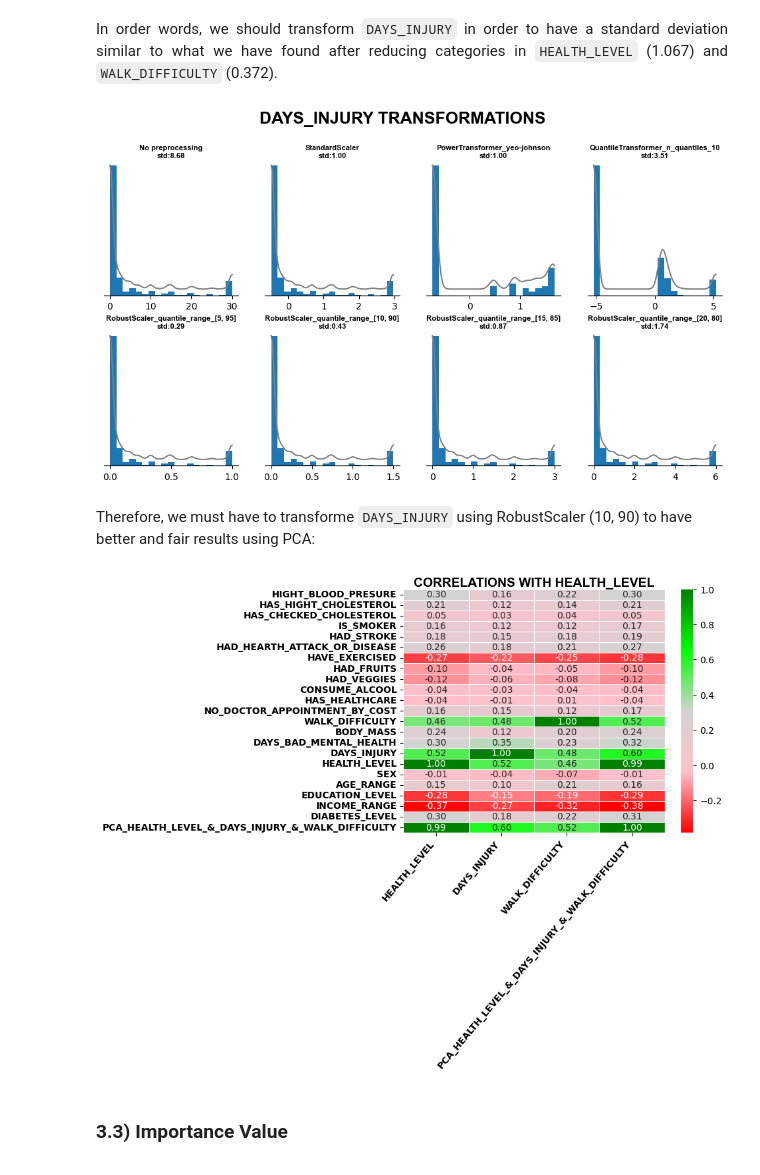
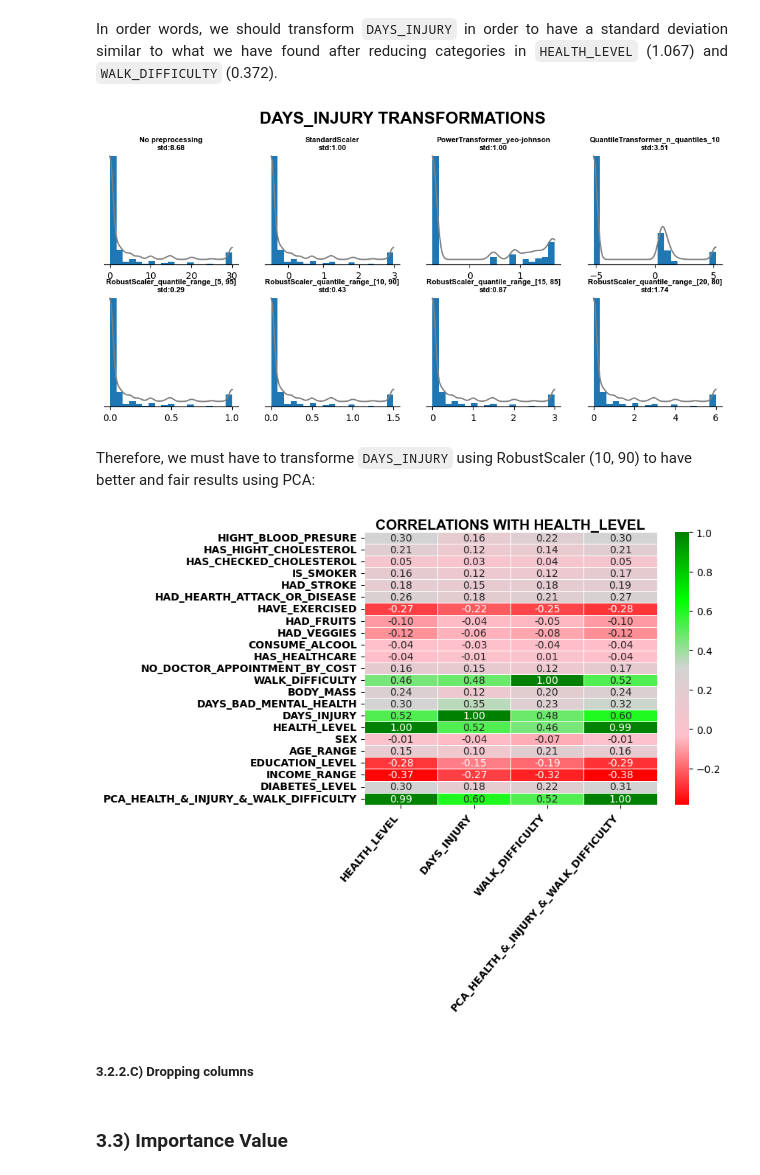
Before and after one commit to TulioInoue/diabetes_study, a Jupyter notebook: cleanning_data.ipynb, the cells around one changed output. Saved outputs shown, nothing was run; the diff lists cells and outputs as text; code cells hidden in the pictures.

```diff
--- a/cleanning_data.ipynb
+++ b/cleanning_data.ipynb
@@ -609,9 +628,10 @@ plt.show()
 # %%
 fig, axs = plt.subplot_mosaic(
     mosaic = [["WALK_DIFFICULTY", "HEALTH_LEVEL", "HEALTH_LEVEL"], ["WALK_DIFFICULTY_HEALTH_LEVEL"]*3],
-    figsize = (12, 6),
+    figsize = (15, 9),
     gridspec_kw = {
-        "hspace": .3
+        "hspace": .4,
+        "height_ratios": [1, 1.5]
     }
 )
 
@@ -653,7 +673,7 @@ plotdf = dataset.group_by(
     by = ["HEALTH_LEVEL", "WALK_DIFFICULTY"]
 ).with_columns(
     (
-        pl.col("WALK_DIFFICULTY") + "__" + pl.col("HEALTH_LEVEL")
+        pl.col("WALK_DIFFICULTY") + "_" + pl.col("HEALTH_LEVEL")
     ).alias("WALK_DIFFICULTY_HEALTH_LEVEL"),
     (
         pl.col("TOTAL")/pl.col("TOTAL").sum().over("HEALTH_LEVEL")
@@ -675,7 +695,7 @@ plots.plot_bar(
     y_label = {
         "text": "PERCENTAGE",
     },
-    colors =  ["darkgreen", "#004000", "lime", "#00A800", "yellow", "#D4D400", "orange", "#BD7A00", "red", "#910000"],
+    colors =  ["darkgreen", "darkgreen", "lime", "lime", "yellow", "yellow", "orange", "orange", "red", "red"],
     legends = plotdf["WALK_DIFFICULTY_HEALTH_LEVEL"],
     formater = "{:,.2%}",
     tooltip_align = "edge",
@@ -686,7 +706,28 @@ axs["WALK_DIFFICULTY_HEALTH_LEVEL"].tick_params(axis='x', labelrotation=90)
 
 axs["WALK_DIFFICULTY_HEALTH_LEVEL"].set_xticks(
     ticks = positions,
-    labels = plotdf["WALK_DIFFICULTY_HEALTH_LEVEL"]
+    labels = [walk_difficulty.split("_")[0] for walk_difficulty in plotdf["WALK_DIFFICULTY_HEALTH_LEVEL"]]
+)
+
+legend_info = {
+    "excelent": "darkgreen",
+    "very_good": "lime",
+    "good": "yellow",
+    "fair": "orange",
+    "poor": "red",
+}
+
+handles = [
+    mpatches.Patch(color = color, label = label)
+    for label, color in legend_info.items()
+]
+
+axs["WALK_DIFFICULTY_HEALTH_LEVEL"].legend(
+    handles = handles,
+    title = "health level",
+    bbox_to_anchor = (0.5, 1.25),
+    loc='upper center',
+    ncol = len(plotdf["HEALTH_LEVEL"].unique()),
 )
 
 plt.suptitle(
@@ -694,7 +735,7 @@ plt.suptitle(
     fontsize = 24,
     fontweight = "bold",
     fontfamily = "arial",
-    y = 1
+    y = .95
 )
 plt.show()
 # %% [output]
@@ -764,7 +901,7 @@ methods = [
 fig, axs = plt.subplots(
     ncols = 4,
     nrows = 2,
-    figsize = (12, 6),
+    figsize = (12, 5),
     gridspec_kw = {
         "hspace": 0.25
     }
@@ -778,34 +915,34 @@ for index, item in enumerate(methods):
 
     plots.plot_histogram(
         ax = axs[index],
         values = result,
         title = {
             "text": f'{item["name"]}\nstd:{np.std(a = result):.2f}',
             "size": 8,
         },
         color = "C0",
         labels = "DAYS_INJURY",
         bins = "sturges",
         tooltip = {
             "show": False
         },
         kde = {
             "show": True,
             "color": "gray",
         },
 
     )
 
 plt.suptitle(
     t = "DAYS_INJURY TRANSFORMATIONS",
     fontsize = 18,
     y = 1,
     fontweight = "bold",
     fontfamily = "arial"
 )
 plt.show()
 # %% [output]
-[figure, old version]
+[figure, new version]
 # %% [markdown]
 <p align = "justigy">Therefore, we must have to transforme <code>DAYS_INJURY</code> using RobustScaler (10, 90) to have better and fair results using PCA:</p>
 # %%
@@ -815,7 +952,7 @@ pca_transformer = PCA(
 
 fig, ax = plt.subplots()
 
-corr_dataset = dataset.with_columns(
+dataset = dataset.with_columns(
     pl.lit(
         RobustScaler(
         quantile_range = (10, 90)
@@ -823,27 +960,30 @@ corr_dataset = dataset.with_columns(
     ).alias("DAYS_INJURY_PROCESSED")
 )
 
-corr_dataset = corr_dataset.with_columns(
-    pl.col(pl.Enum).to_physical(),
+dataset = dataset.with_columns(
     pl.lit(
         pca_transformer.fit_transform(
-            corr_dataset.with_columns(
+            dataset.with_columns(
                 pl.col(pl.Enum).to_physical()
             )[["DAYS_INJURY_PROCESSED", "HEALTH_LEVEL", "WALK_DIFFICULTY"]]
         ).reshape(-1)
-    ).alias("PCA_HEALTH_LEVEL_&_DAYS_INJURY_&_WALK_DIFFICULTY")
+    ).alias("PCA_HEALTH_&_INJURY_&_WALK_DIFFICULTY")
 ).drop(
     ["DAYS_INJURY_PROCESSED"]
-).corr()
+)
+
+corr_dataset = dataset.with_columns(
+    pl.col(pl.Enum).to_physical(),
+)
 
 plots.plot_heatmap(
     ax = ax,
-    corr_dataset = corr_dataset[["HEALTH_LEVEL", "DAYS_INJURY", "WALK_DIFFICULTY", "PCA_HEALTH_LEVEL_&_DAYS_INJURY_&_WALK_DIFFICULTY"]],
+    corr_dataset = corr_dataset.corr()[["HEALTH_LEVEL", "DAYS_INJURY", "WALK_DIFFICULTY", "PCA_HEALTH_&_INJURY_&_WALK_DIFFICULTY"]],
     title = {
         "text": "CORRELATIONS WITH HEALTH_LEVEL",
         "size": 14,
     },
-    yticklabels = corr_dataset.columns,
+    yticklabels = dataset.columns,
     xticksrotation = 50,
     haxticks = "right",
     hayticks = "right",
@@ -852,4 +992,6 @@ plots.plot_heatmap(
 
 plt.show()
 # %% [output]
-[figure, old version]
+[figure, new version]
+# %% [markdown]
+##### 3.2.2.C) Dropping columns
```
Also changed, not shown: parts of 26 cells of this notebook, 2 other files.
